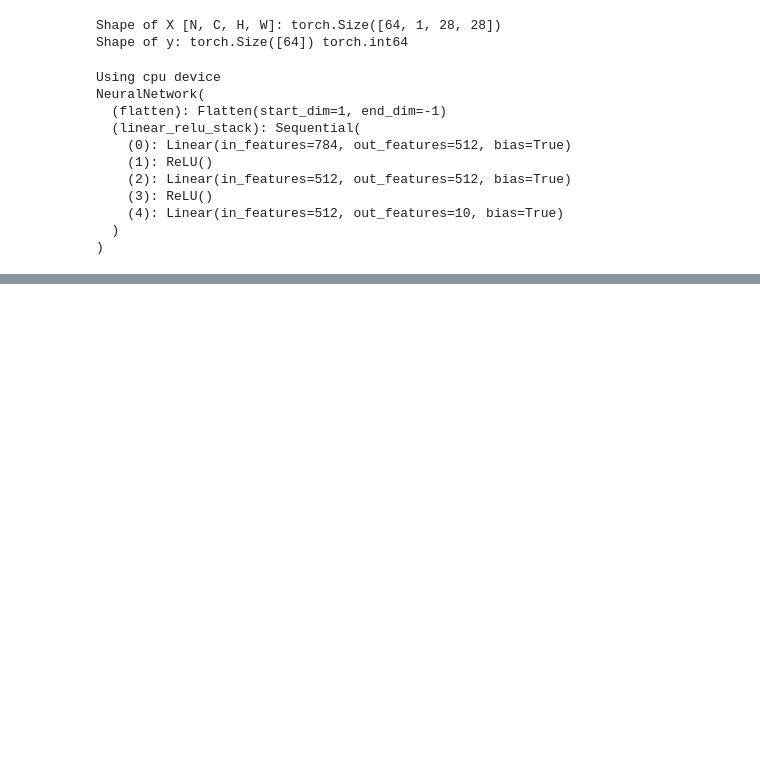
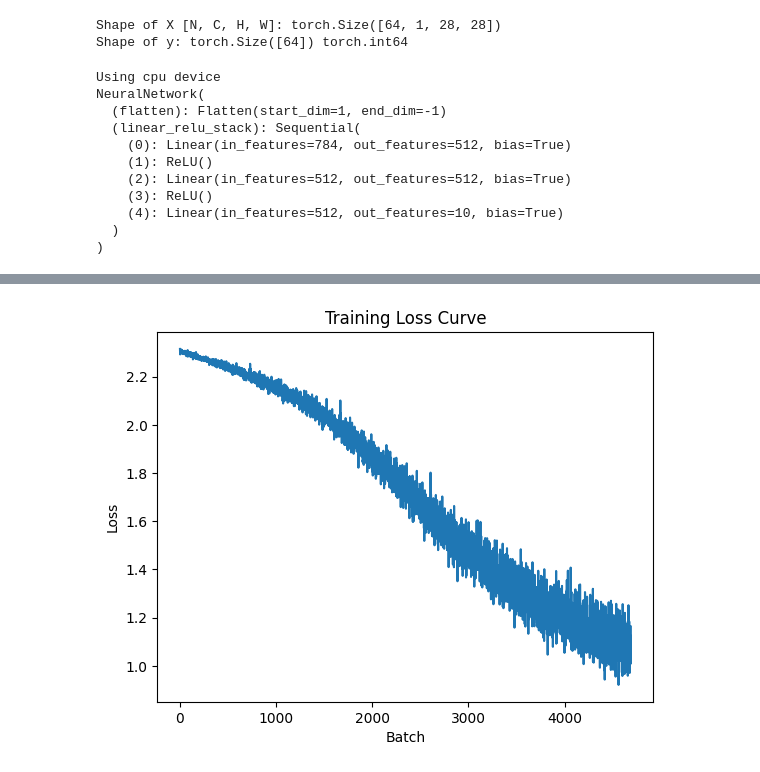
Before and after one commit to Zaki8942/MachineLearning, a Jupyter notebook: notebook.ipynb, the cells around one changed output, grey strips where cells are left out. Drawn from its saved outputs; the diff is of its cells as text; code cells hidden in the pictures; blank space fills up the shorter version.

Commit message:
Added graphing for training loss curve per batch

```diff
--- a/notebook.ipynb
+++ b/notebook.ipynb
@@ -81,6 +81,7 @@ optimizer = torch.optim.SGD(model.parameters(), lr=1e-3)
 def train(dataloader, model, loss_fn, optimizer):
     size = len(dataloader.dataset)
     model.train()
+    batch_losses = []  # create list to store losses
     for batch, (X, y) in enumerate(dataloader):
         X, y = X.to(device), y.to(device)
 
@@ -93,9 +94,13 @@ def train(dataloader, model, loss_fn, optimizer):
         optimizer.step()
         optimizer.zero_grad()
 
+        batch_losses.append(loss.item())  # store loss
+
         if batch % 100 == 0:
-            loss, current = loss.item(), (batch + 1) * len(X)
-            print(f"loss: {loss:>7f}  [{current:>5d}/{size:>5d}]")
+            current = (batch + 1) * len(X)
+            print(f"loss: {loss.item():>7f}  [{current:>5d}/{size:>5d}]")
+
+    return batch_losses  # <-- this line is required!
 # %%
 def test(dataloader, model, loss_fn):
     size = len(dataloader.dataset)
@@ -111,10 +116,3 @@ def test(dataloader, model, loss_fn):
     test_loss /= num_batches
     correct /= size
     print(f"Test Error: \n Accuracy: {(100*correct):>0.1f}%, Avg loss: {test_loss:>8f} \n")
-# %%
-epochs = 5
-for t in range(epochs):
-    print(f"Epoch {t+1}\n-------------------------------")
-    train(train_dataloader, model, loss_fn, optimizer)
-    test(test_dataloader, model, loss_fn)
-print("Done!")
@@ -138,0 +119,12 @@ Done!
+# %%
+import matplotlib.pyplot as plt
+
+all_losses = []
+
+epochs = 5
+for t in range(epochs):
+    print(f"Epoch {t+1}\n-------------------------------")
+    batch_losses = train(train_dataloader, model, loss_fn, optimizer)
+    all_losses.extend(batch_losses)  # store batch losses
+    test(test_dataloader, model, loss_fn)
+print("Done!")
@@ -138,0 +149,8 @@ Done!
+# %%
+plt.plot(all_losses)
+plt.xlabel("Batch")
+plt.ylabel("Loss")
+plt.title("Training Loss Curve")
+plt.show()
+# %% [output]
+[figure, added]
```
Also changed, not shown: parts of 2 cells of this notebook.
